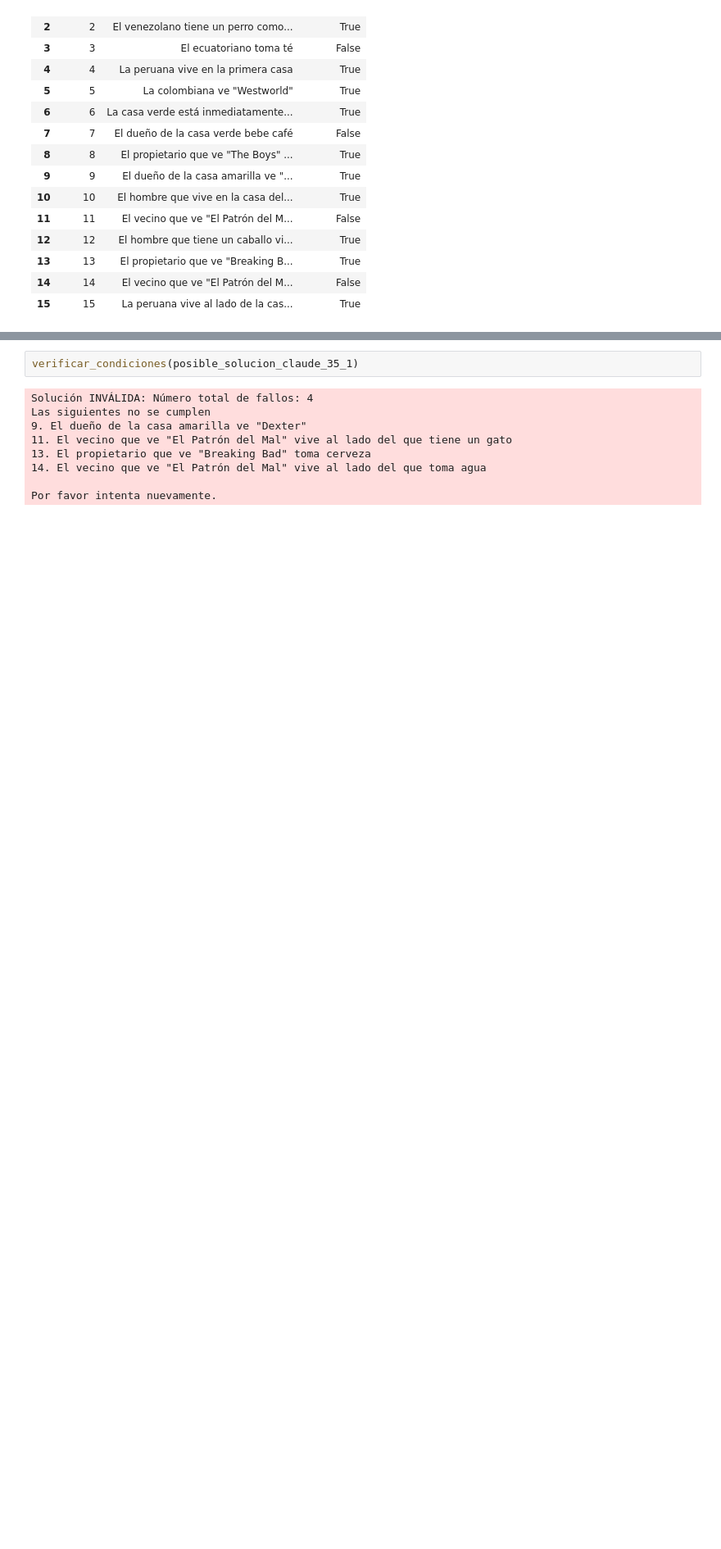
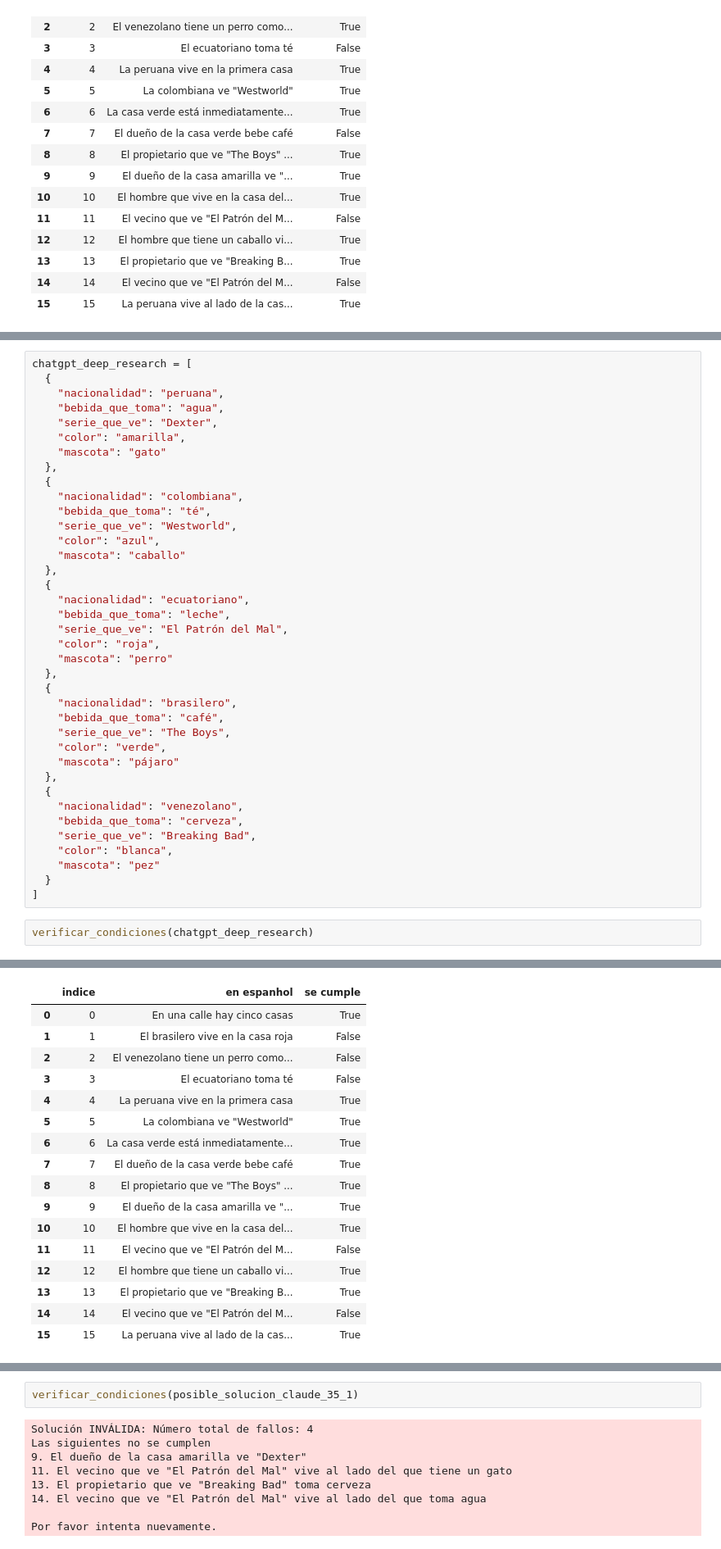
Before and after one commit to cuckookernel/talks-blogs-etc, a Jupyter notebook: AI-ML-DL-LLMs-HashHouse/einsteins_puzzle/Acertijo-Einstein.ipynb, the cells around one changed output, grey strips where cells are left out. Shown at 82% size. Saved outputs shown, nothing was run; the diff lists cells and outputs as text; blank space fills up the shorter version.

```diff
--- a/AI-ML-DL-LLMs-HashHouse/Acertijo-Einstein.ipynb
+++ b/AI-ML-DL-LLMs-HashHouse/einsteins_puzzle/Acertijo-Einstein.ipynb
@@ -372,0 +422,41 @@ Por favor intenta nuevamente.
+# %%
+chatgpt_deep_research = [
+  {
+    "nacionalidad": "peruana",
+    "bebida_que_toma": "agua",
+    "serie_que_ve": "Dexter",
+    "color": "amarilla",
+    "mascota": "gato"
+  },
+  {
+    "nacionalidad": "colombiana",
+    "bebida_que_toma": "té",
+    "serie_que_ve": "Westworld",
+    "color": "azul",
+    "mascota": "caballo"
+  },
+  {
+    "nacionalidad": "ecuatoriano",
+    "bebida_que_toma": "leche",
+    "serie_que_ve": "El Patrón del Mal",
+    "color": "roja",
+    "mascota": "perro"
+  },
+  {
+    "nacionalidad": "brasilero",
+    "bebida_que_toma": "café",
+    "serie_que_ve": "The Boys",
+    "color": "verde",
+    "mascota": "pájaro"
+  },
+  {
+    "nacionalidad": "venezolano",
+    "bebida_que_toma": "cerveza",
+    "serie_que_ve": "Breaking Bad",
+    "color": "blanca",
+    "mascota": "pez"
+  }
+]
+# %%
+verificar_condiciones(chatgpt_deep_research)
+# %% [output]
@@ -372,0 +473,17 @@ Por favor intenta nuevamente.
+|  | indice | en espanhol | se cumple |
+| 0 | 0 | En una calle hay cinco casas | True |
+| 1 | 1 | El brasilero vive en la casa roja | False |
+| 2 | 2 | El venezolano tiene un perro como... | False |
+| 3 | 3 | El ecuatoriano toma té | False |
+| 4 | 4 | La peruana vive en la primera casa | True |
+| 5 | 5 | La colombiana ve "Westworld" | True |
+| 6 | 6 | La casa verde está inmediatamente... | True |
+| 7 | 7 | El dueño de la casa verde bebe café | True |
+| 8 | 8 | El propietario que ve "The Boys" ... | True |
+| 9 | 9 | El dueño de la casa amarilla ve "... | True |
+| 10 | 10 | El hombre que vive en la casa del... | True |
+| 11 | 11 | El vecino que ve "El Patrón del M... | False |
+| 12 | 12 | El hombre que tiene un caballo vi... | True |
+| 13 | 13 | El propietario que ve "Breaking B... | True |
+| 14 | 14 | El vecino que ve "El Patrón del M... | False |
+| 15 | 15 | La peruana vive al lado de la cas... | True |
```
Also changed, not shown: parts of 26 cells of this notebook, 1 other file.
